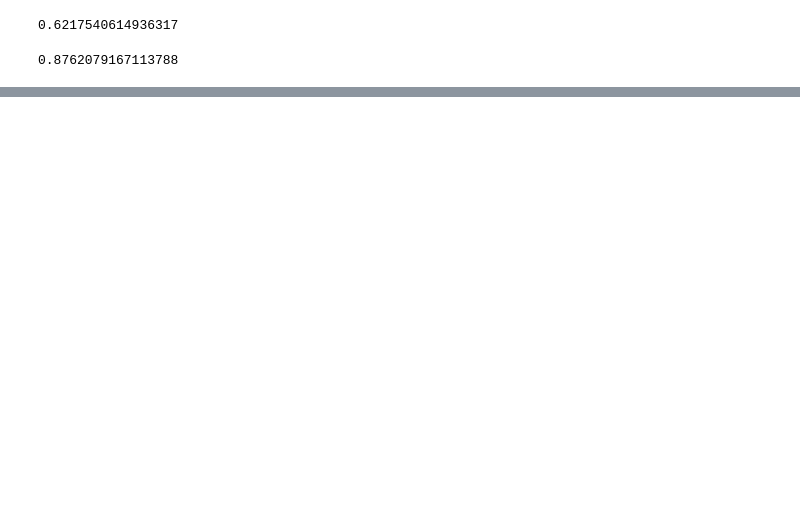
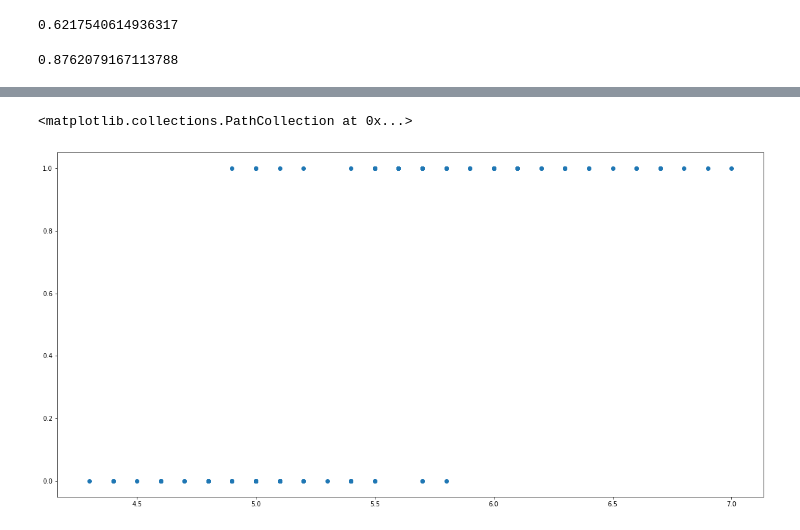
Before and after one commit to AvyayIrde/Data-Science-Course, a Jupyter notebook: Week 9/ML_Intro.ipynb, the cells around one changed output, grey strips where cells are left out. Saved outputs shown, nothing was run; the diff lists cells and outputs as text; code cells hidden in the pictures; blank space fills up the shorter version.

```diff
--- a/Week 9/ML_Intro.ipynb
+++ b/Week 9/ML_Intro.ipynb
@@ -948,0 +1036,7 @@ predict(age)
+# %%
+plt.figure(figsize=(20,10))
+
+plt.scatter(iris_data[:,0],iris_target)
+# %% [output]
+<matplotlib.collections.PathCollection at 0x...>
+[figure, added]
```
Also changed, not shown: parts of 73 cells of this notebook, 4 other files.
